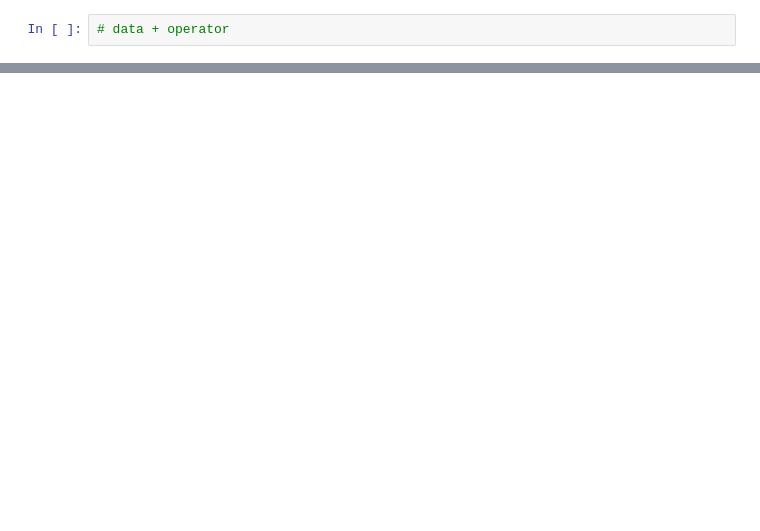
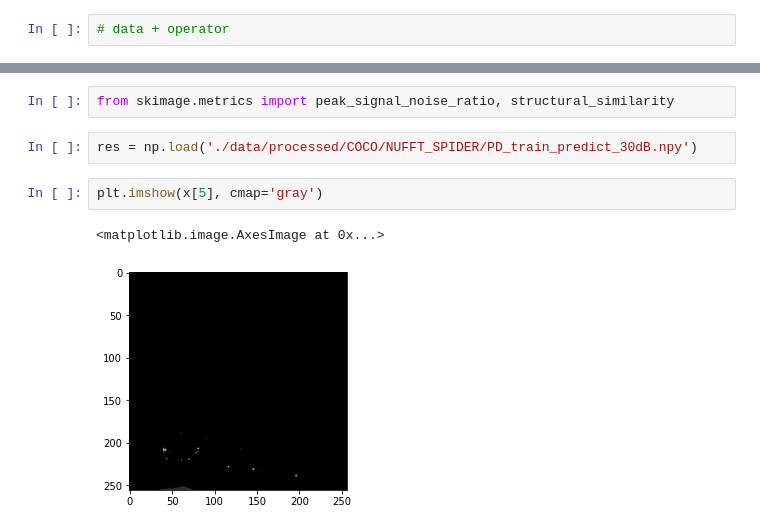
Before and after one commit to astro-informatics/LeIA, a Jupyter notebook: notebooks/nufft_example.ipynb, the cells around one changed output, grey strips where cells are left out. Drawn from its saved outputs; the diff is of its cells as text; blank space fills up the shorter version.

```diff
--- a/notebooks/nufft_example.ipynb
+++ b/notebooks/nufft_example.ipynb
@@ -69,0 +165,9 @@ z, diag = solver.solve(y, m_op, noise_val)
+# %%
+from skimage.metrics import peak_signal_noise_ratio, structural_similarity
+# %%
+res = np.load('./data/processed/COCO/NUFFT_SPIDER/PD_train_predict_30dB.npy')
+# %%
+plt.imshow(x[5], cmap='gray')
+# %% [output]
+<matplotlib.image.AxesImage at 0x...>
+[figure, added]
```
Also changed, not shown: parts of 36 cells of this notebook, 30 other files.
